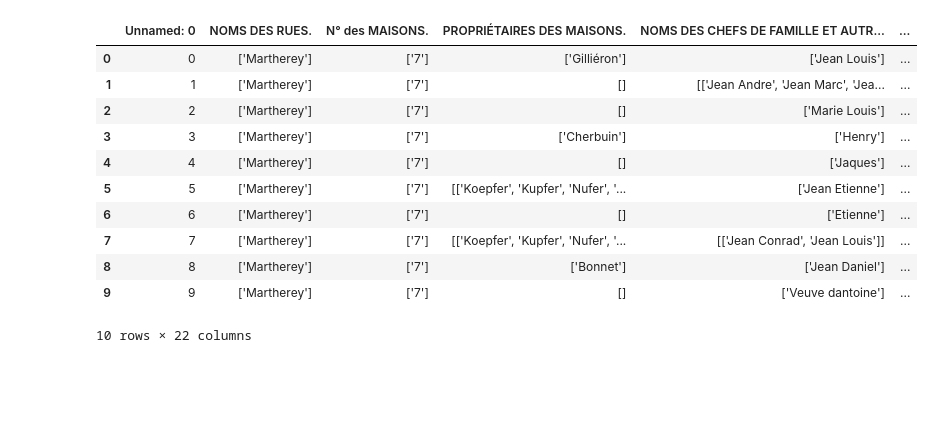
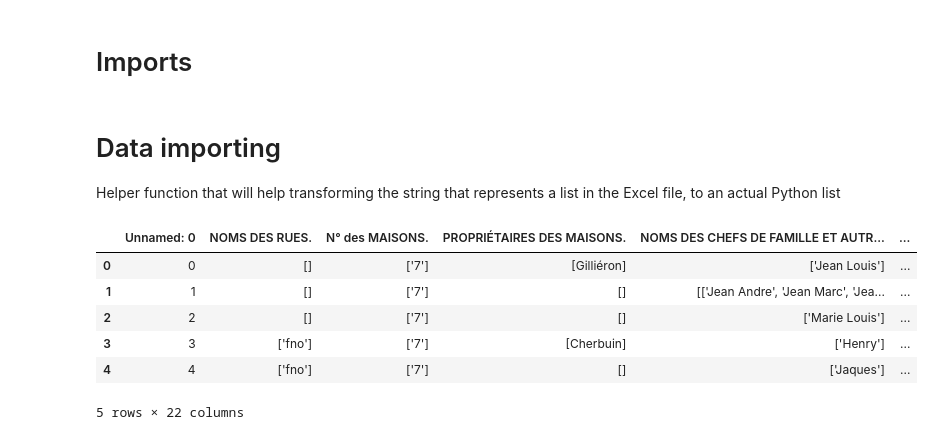
Before and after one commit to Arvalent/LausanneTimeMachine, a Jupyter notebook: Cadastre_extraction.ipynb, the cells around one changed output. Drawn from its saved outputs; the diff is of its cells as text; code cells hidden in the pictures; blank space fills up the shorter version.

Commit message:
Refactor data visualisation and try to merge both dataset

```diff
--- a/Cadastre_extraction.ipynb
+++ b/Cadastre_extraction.ipynb
@@ -3,25 +1,31 @@
+# %% [markdown]
+# Imports
 # %%
 import pandas as pd
 import numpy as np
 import matplotlib.pyplot as plt
+# %% [markdown]
+# Data importing
+Helper function that will help transforming the string that represents a list in the Excel file, to an actual Python list
+# %%
+def string_to_list(column):
+    return [element.strip(" ") for element in column.strip("[]").replace("'", "").replace('"', "").split(", ")]
 # %%
 PATH = 'data/'
 
 recensement = pd.read_excel(PATH + '1832_cleaned_data_recensement.xlsx')
-cadastre = pd.read_excel(PATH + 'legende_folio1.xlsx')
+recensement["PROPRIÉTAIRES DES MAISONS."] = recensement["PROPRIÉTAIRES DES MAISONS."].apply(string_to_list)
+
+cadastre = pd.read_excel(PATH + 'legende.xlsx')
+cadastre["use"] = cadastre["use"].apply(string_to_list)
 # %%
-recensement.head(10)
+recensement.head(5)
 # %% [output]
 |  | Unnamed: 0 | NOMS DES RUES. | N° des MAISONS. | PROPRIÉTAIRES DES MAISONS. | NOMS DES CHEFS DE FAMILLE ET AUTR... | ... |
-| 0 | 0 | ['Martherey'] | ['7'] | ['Gilliéron'] | ['Jean Louis'] | ... |
-| 1 | 1 | ['Martherey'] | ['7'] | [] | [['Jean Andre', 'Jean Marc', 'Jea... | ... |
-| 2 | 2 | ['Martherey'] | ['7'] | [] | ['Marie Louis'] | ... |
-| 3 | 3 | ['Martherey'] | ['7'] | ['Cherbuin'] | ['Henry'] | ... |
-| 4 | 4 | ['Martherey'] | ['7'] | [] | ['Jaques'] | ... |
-| 5 | 5 | ['Martherey'] | ['7'] | [['Koepfer', 'Kupfer', 'Nufer', '... | ['Jean Etienne'] | ... |
-| 6 | 6 | ['Martherey'] | ['7'] | [] | ['Etienne'] | ... |
-| 7 | 7 | ['Martherey'] | ['7'] | [['Koepfer', 'Kupfer', 'Nufer', '... | [['Jean Conrad', 'Jean Louis']] | ... |
-| 8 | 8 | ['Martherey'] | ['7'] | ['Bonnet'] | ['Jean Daniel'] | ... |
-| 9 | 9 | ['Martherey'] | ['7'] | [] | ['Veuve dantoine'] | ... |
+| 0 | 0 | [] | ['7'] | [Gilliéron] | ['Jean Louis'] | ... |
+| 1 | 1 | [] | ['7'] | [] | [['Jean Andre', 'Jean Marc', 'Jea... | ... |
+| 2 | 2 | [] | ['7'] | [] | ['Marie Louis'] | ... |
+| 3 | 3 | ['fno'] | ['7'] | [Cherbuin] | ['Henry'] | ... |
+| 4 | 4 | ['fno'] | ['7'] | [] | ['Jaques'] | ... |
-10 rows × 22 columns
+5 rows × 22 columns
 # %%
```
Also changed, not shown: parts of 23 cells of this notebook, 1 other file.
